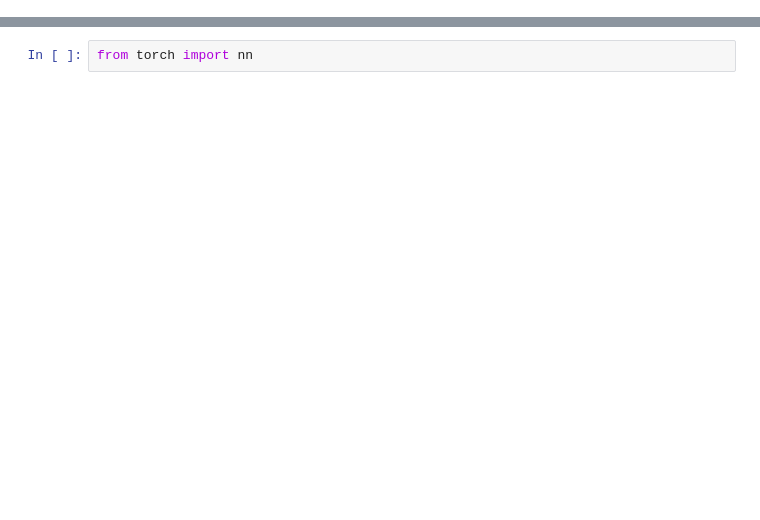
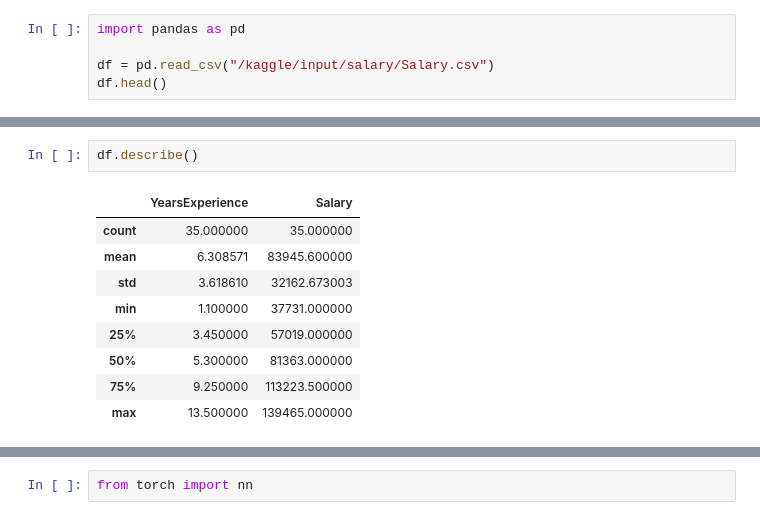
Before and after one commit to mszhdgr/Machine_learning, a Jupyter notebook: Deep Learning/Binary_regression.ipynb, the cells around one changed output, grey strips where cells are left out. Drawn from its saved outputs; the diff is of its cells as text; blank space fills up the shorter version.

```diff
--- a/Deep Learning/Binary_regression.ipynb
+++ b/Deep Learning/Binary_regression.ipynb
@@ -54,0 +24,5 @@ x_train.shape, x_train.size()
+# %%
+import pandas as pd
+
+df = pd.read_csv("/kaggle/input/salary/Salary.csv")
+df.head()
@@ -54,0 +36,12 @@ x_train.shape, x_train.size()
+# %%
+df.describe()
+# %% [output]
+|  | YearsExperience | Salary |
+| count | 35.000000 | 35.000000 |
+| mean | 6.308571 | 83945.600000 |
+| std | 3.618610 | 32162.673003 |
+| min | 1.100000 | 37731.000000 |
+| 25% | 3.450000 | 57019.000000 |
+| 50% | 5.300000 | 81363.000000 |
+| 75% | 9.250000 | 113223.500000 |
+| max | 13.500000 | 139465.000000 |
```
Also changed, not shown: parts of 57 cells of this notebook.
